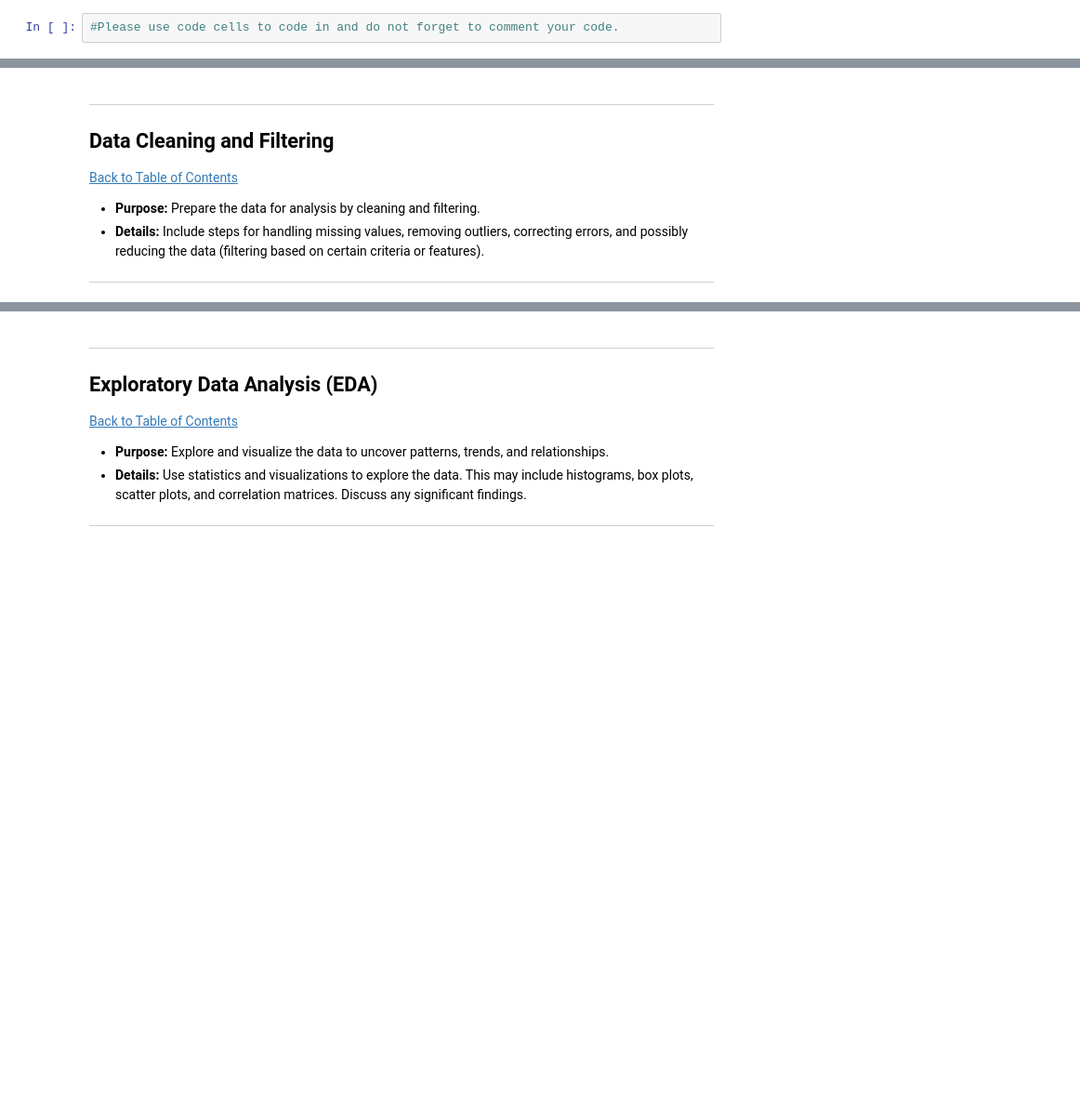
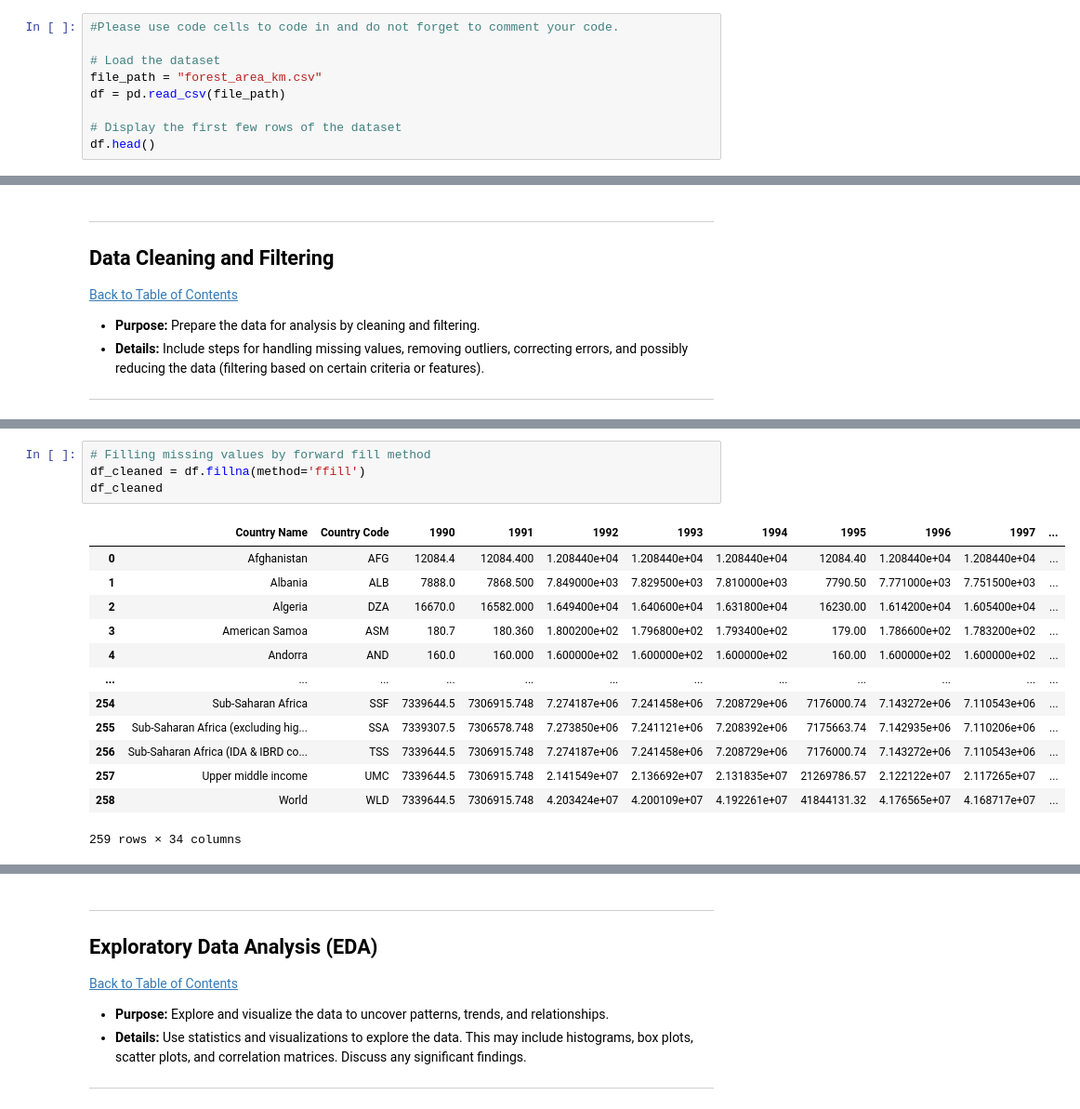
Before and after one commit to Ntembeko-Ngwane/QCTO-Workplace_Module_Global_Deforestation, a Jupyter notebook: QCTO---Global_Deforestation-Notebook.ipynb, the cells around one changed output, grey strips where cells are left out. Shown: that part at 93% size. Cells and saved outputs as stored; diff of their text form; blank space fills up the shorter version.

```diff
--- a/QCTO---Global_Deforestation-Notebook.ipynb
+++ b/QCTO---Global_Deforestation-Notebook.ipynb
@@ -100,3 +117,10 @@ Matplotlib is building the font cache; this may take a moment.
 ---
 # %%
 #Please use code cells to code in and do not forget to comment your code.
+
+# Load the dataset
+file_path = "forest_area_km.csv"
+df = pd.read_csv(file_path)
+
+# Display the first few rows of the dataset
+df.head()
@@ -113,0 +191,18 @@ Matplotlib is building the font cache; this may take a moment.
+# %%
+# Filling missing values by forward fill method
+df_cleaned = df.fillna(method='ffill')
+df_cleaned
+# %% [output]
+|  | Country Name | Country Code | 1990 | 1991 | 1992 | 1993 | 1994 | 1995 | 1996 | 1997 | ... |
+| 0 | Afghanistan | AFG | 12084.4 | 12084.400 | 1.208440e+04 | 1.208440e+04 | 1.208440e+04 | 12084.40 | 1.208440e+04 | 1.208440e+04 | ... |
+| 1 | Albania | ALB | 7888.0 | 7868.500 | 7.849000e+03 | 7.829500e+03 | 7.810000e+03 | 7790.50 | 7.771000e+03 | 7.751500e+03 | ... |
+| 2 | Algeria | DZA | 16670.0 | 16582.000 | 1.649400e+04 | 1.640600e+04 | 1.631800e+04 | 16230.00 | 1.614200e+04 | 1.605400e+04 | ... |
+| 3 | American Samoa | ASM | 180.7 | 180.360 | 1.800200e+02 | 1.796800e+02 | 1.793400e+02 | 179.00 | 1.786600e+02 | 1.783200e+02 | ... |
+| 4 | Andorra | AND | 160.0 | 160.000 | 1.600000e+02 | 1.600000e+02 | 1.600000e+02 | 160.00 | 1.600000e+02 | 1.600000e+02 | ... |
+| ... | ... | ... | ... | ... | ... | ... | ... | ... | ... | ... | ... |
+| 254 | Sub-Saharan Africa | SSF | 7339644.5 | 7306915.748 | 7.274187e+06 | 7.241458e+06 | 7.208729e+06 | 7176000.74 | 7.143272e+06 | 7.110543e+06 | ... |
+| 255 | Sub-Saharan Africa (excluding hig... | SSA | 7339307.5 | 7306578.748 | 7.273850e+06 | 7.241121e+06 | 7.208392e+06 | 7175663.74 | 7.142935e+06 | 7.110206e+06 | ... |
+| 256 | Sub-Saharan Africa (IDA & IBRD co... | TSS | 7339644.5 | 7306915.748 | 7.274187e+06 | 7.241458e+06 | 7.208729e+06 | 7176000.74 | 7.143272e+06 | 7.110543e+06 | ... |
+| 257 | Upper middle income | UMC | 7339644.5 | 7306915.748 | 2.141549e+07 | 2.136692e+07 | 2.131835e+07 | 21269786.57 | 2.122122e+07 | 2.117265e+07 | ... |
+| 258 | World | WLD | 7339644.5 | 7306915.748 | 4.203424e+07 | 4.200109e+07 | 4.192261e+07 | 41844131.32 | 4.176565e+07 | 4.168717e+07 | ... |
+259 rows × 34 columns
```
Also changed, not shown: parts of 9 cells of this notebook.
